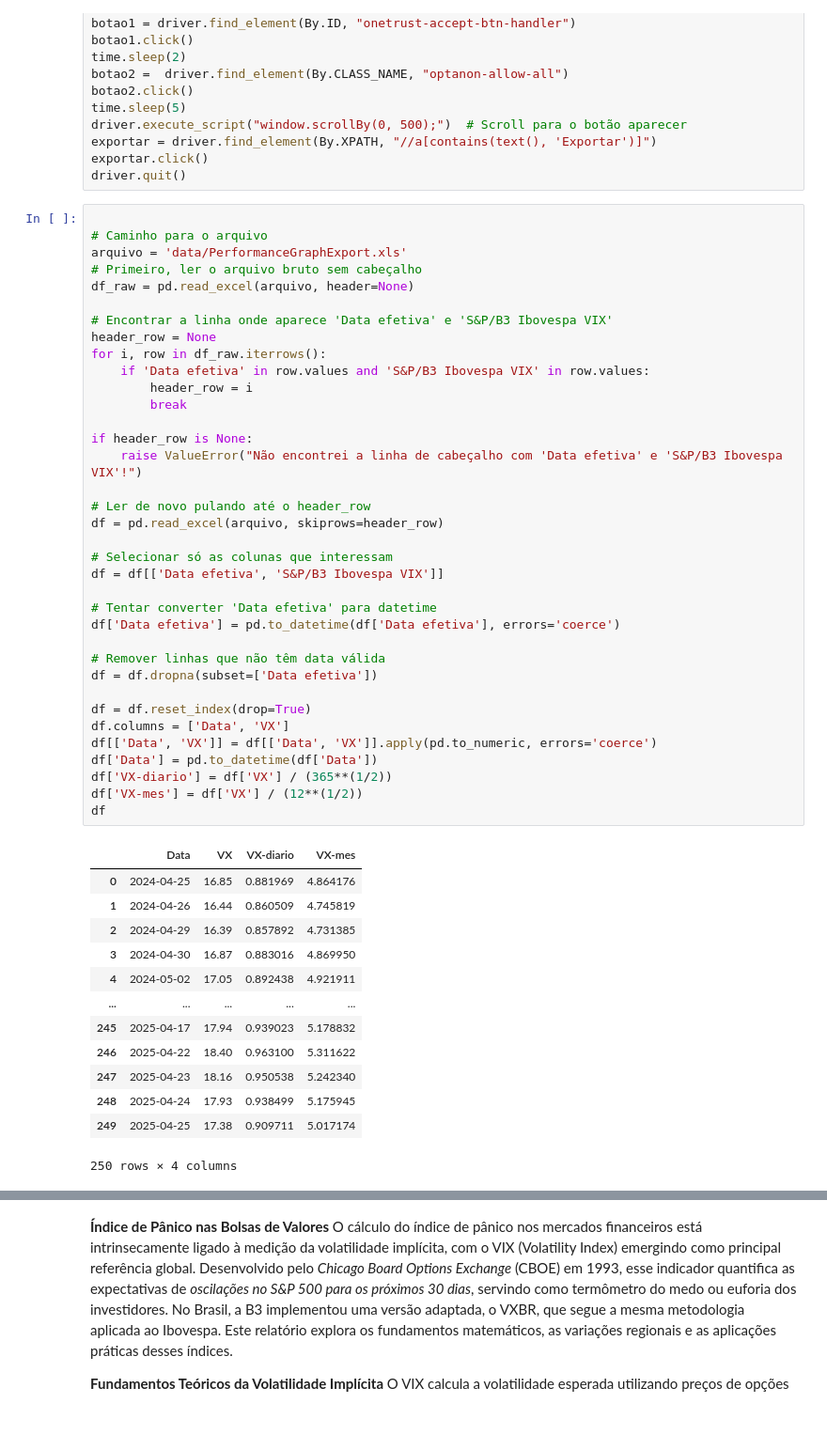
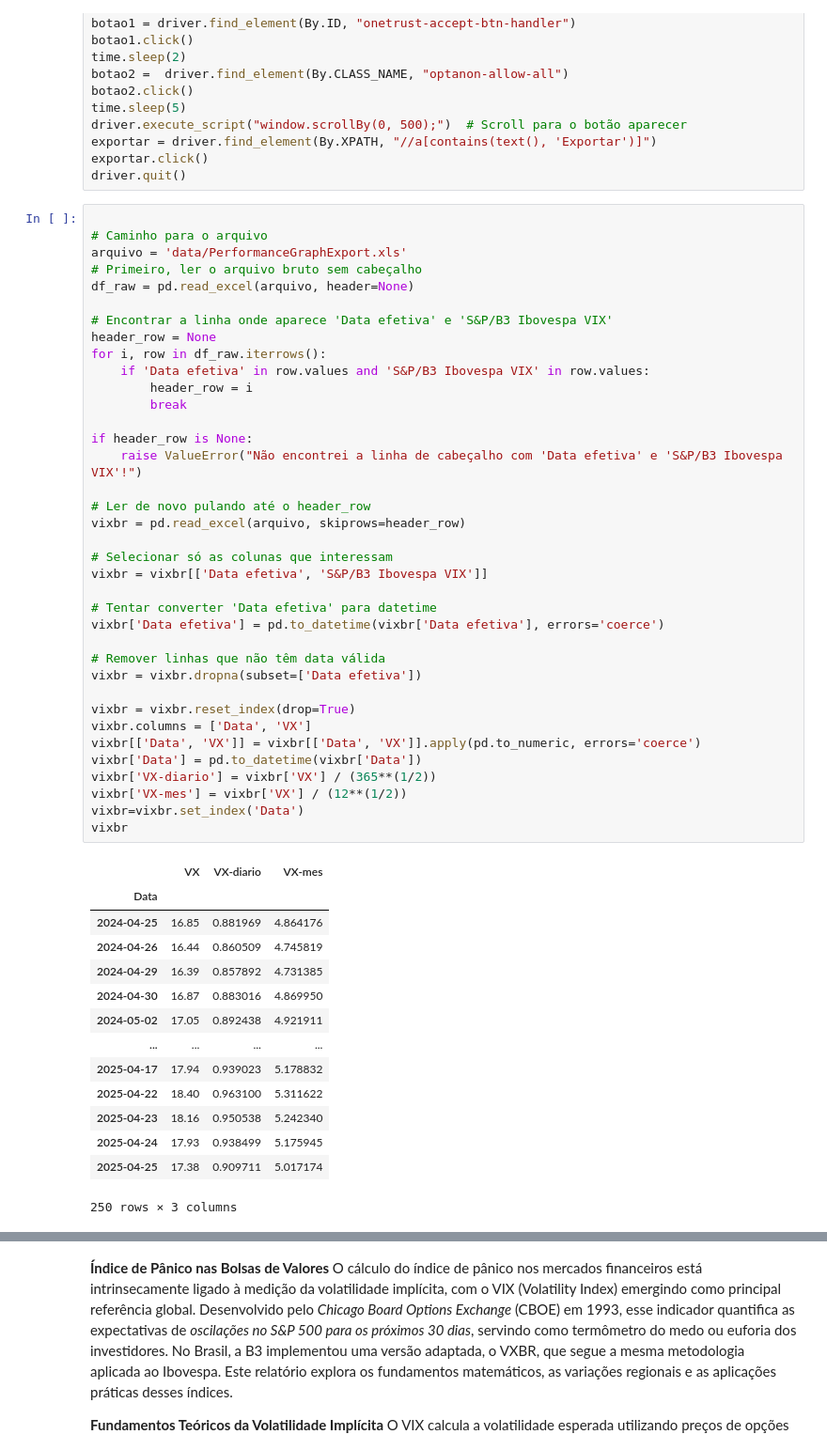
Before and after one commit to BDonadelli/Finance-playground, a Jupyter notebook: panico.ipynb, the cells around one changed output, grey strips where cells are left out. Shown: that part at 94% size. Saved outputs shown, nothing was run; the diff lists cells and outputs as text; blank space fills up the shorter version.

```diff
--- a/panico.ipynb
+++ b/panico.ipynb
@@ -306,50 +303,52 @@ driver.quit()
 # %%
 
 # Caminho para o arquivo
 arquivo = 'data/PerformanceGraphExport.xls'
 # Primeiro, ler o arquivo bruto sem cabeçalho
 df_raw = pd.read_excel(arquivo, header=None)
 
 # Encontrar a linha onde aparece 'Data efetiva' e 'S&P/B3 Ibovespa VIX'
 header_row = None
 for i, row in df_raw.iterrows():
     if 'Data efetiva' in row.values and 'S&P/B3 Ibovespa VIX' in row.values:
         header_row = i
         break
 
 if header_row is None:
     raise ValueError("Não encontrei a linha de cabeçalho com 'Data efetiva' e 'S&P/B3 Ibovespa VIX'!")
 
 # Ler de novo pulando até o header_row
-df = pd.read_excel(arquivo, skiprows=header_row)
+vixbr = pd.read_excel(arquivo, skiprows=header_row)
 
 # Selecionar só as colunas que interessam
-df = df[['Data efetiva', 'S&P/B3 Ibovespa VIX']]
+vixbr = vixbr[['Data efetiva', 'S&P/B3 Ibovespa VIX']]
 
 # Tentar converter 'Data efetiva' para datetime
-df['Data efetiva'] = pd.to_datetime(df['Data efetiva'], errors='coerce')
+vixbr['Data efetiva'] = pd.to_datetime(vixbr['Data efetiva'], errors='coerce')
 
 # Remover linhas que não têm data válida
-df = df.dropna(subset=['Data efetiva'])
+vixbr = vixbr.dropna(subset=['Data efetiva'])
 
-df = df.reset_index(drop=True)
-df.columns = ['Data', 'VX']
-df[['Data', 'VX']] = df[['Data', 'VX']].apply(pd.to_numeric, errors='coerce')
-df['Data'] = pd.to_datetime(df['Data'])
-df['VX-diario'] = df['VX'] / (365**(1/2))
-df['VX-mes'] = df['VX'] / (12**(1/2))
-df
+vixbr = vixbr.reset_index(drop=True)
+vixbr.columns = ['Data', 'VX']
+vixbr[['Data', 'VX']] = vixbr[['Data', 'VX']].apply(pd.to_numeric, errors='coerce')
+vixbr['Data'] = pd.to_datetime(vixbr['Data'])
+vixbr['VX-diario'] = vixbr['VX'] / (365**(1/2))
+vixbr['VX-mes'] = vixbr['VX'] / (12**(1/2))
+vixbr=vixbr.set_index('Data')
+vixbr
 # %% [output]
-|  | Data | VX | VX-diario | VX-mes |
-| 0 | 2024-04-25 | 16.85 | 0.881969 | 4.864176 |
-| 1 | 2024-04-26 | 16.44 | 0.860509 | 4.745819 |
-| 2 | 2024-04-29 | 16.39 | 0.857892 | 4.731385 |
-| 3 | 2024-04-30 | 16.87 | 0.883016 | 4.869950 |
-| 4 | 2024-05-02 | 17.05 | 0.892438 | 4.921911 |
-| ... | ... | ... | ... | ... |
-| 245 | 2025-04-17 | 17.94 | 0.939023 | 5.178832 |
-| 246 | 2025-04-22 | 18.40 | 0.963100 | 5.311622 |
-| 247 | 2025-04-23 | 18.16 | 0.950538 | 5.242340 |
-| 248 | 2025-04-24 | 17.93 | 0.938499 | 5.175945 |
-| 249 | 2025-04-25 | 17.38 | 0.909711 | 5.017174 |
+|  | VX | VX-diario | VX-mes |
+| Data |  |  |  |
+| 2024-04-25 | 16.85 | 0.881969 | 4.864176 |
+| 2024-04-26 | 16.44 | 0.860509 | 4.745819 |
+| 2024-04-29 | 16.39 | 0.857892 | 4.731385 |
+| 2024-04-30 | 16.87 | 0.883016 | 4.869950 |
+| 2024-05-02 | 17.05 | 0.892438 | 4.921911 |
+| ... | ... | ... | ... |
+| 2025-04-17 | 17.94 | 0.939023 | 5.178832 |
+| 2025-04-22 | 18.40 | 0.963100 | 5.311622 |
+| 2025-04-23 | 18.16 | 0.950538 | 5.242340 |
+| 2025-04-24 | 17.93 | 0.938499 | 5.175945 |
+| 2025-04-25 | 17.38 | 0.909711 | 5.017174 |
-250 rows × 4 columns
+250 rows × 3 columns
```
Also changed, not shown: parts of 10 cells of this notebook.
